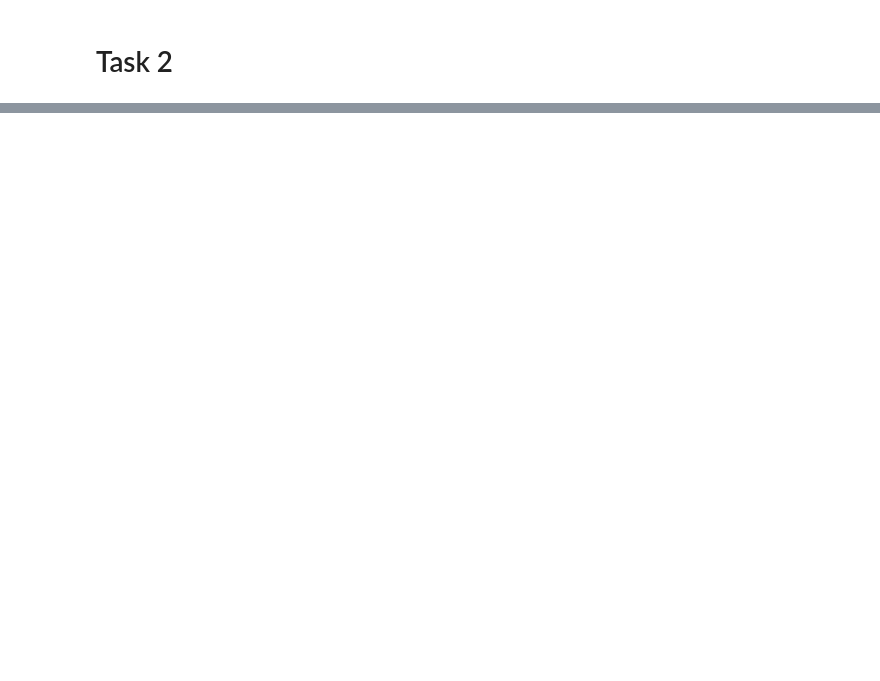
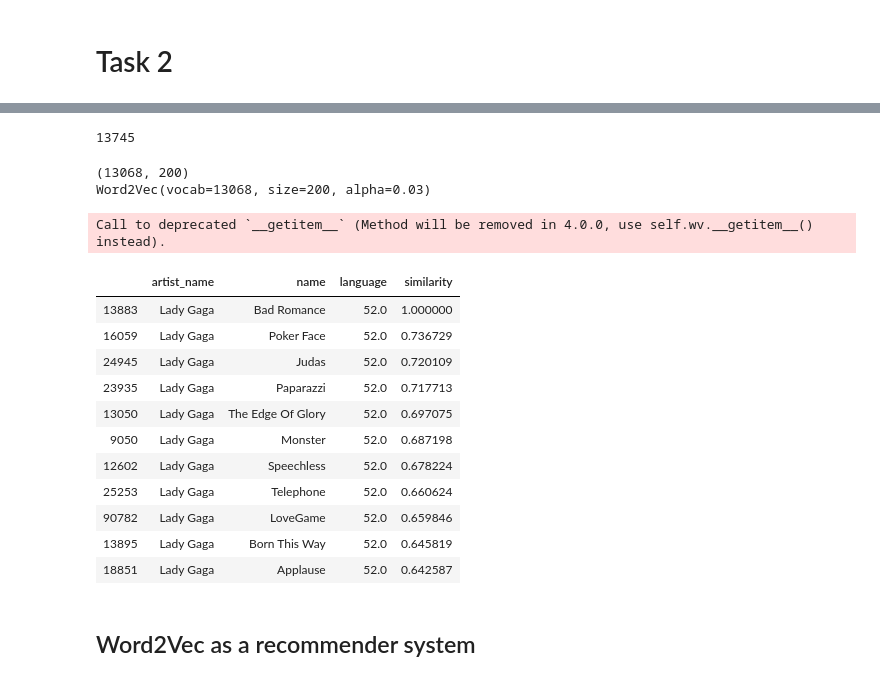
Before and after one commit to shavkunov/Recsys, a Jupyter notebook: hw2.ipynb, the cells around one changed output, grey strips where cells are left out. Drawn from its saved outputs; the diff is of its cells as text; code cells hidden in the pictures; blank space fills up the shorter version.

```diff
--- a/hw2.ipynb
+++ b/hw2.ipynb
@@ -292,5 +351,17 @@ len(histories)
 # %%
 from gensim.models import Word2Vec
+import multiprocessing
 
-model = Word2Vec(window=10, sg=1, hs=0, size=300, negative=10, alpha=0.03, min_alpha=0.0007)
-model.build_vocab(histories, progress_per=100)
+hidden_dim = 200
+
+def extract_histories(X):
+    return X.groupby('msno')['song_id'].apply(list)
+
+def train_word2vec(histories):
+    w2v = Word2Vec(window=10, sg=1, hs=0, size=hidden_dim, negative=10, alpha=0.03, min_alpha=0.0007, workers=multiprocessing.cpu_count())
+    w2v.build_vocab(histories, progress_per=100)
+    w2v.train(histories, total_examples=w2v.corpus_count, epochs=10, report_delay=1)
+    print(w2v[w2v.wv.vocab].shape)
+    print(w2v)
+    w2v.init_sims(replace=True)
+    return w2v
@@ -330,0 +368,42 @@ get_similars(code)
+# %%
+histories = extract_histories(X)
+len(histories)
+# %% [output]
+13745
+# %%
+w2v = train_word2vec(histories)
+# %% [output]
+(13068, 200)
+Word2Vec(vocab=13068, size=200, alpha=0.03)
+Call to deprecated `__getitem__` (Method will be removed in 4.0.0, use self.wv.__getitem__() instead).
+# %%
+example_song_id = 'M9cjhJoFuF3etW4qiz5e4cEuBo0aM3MAj4HtaL2b9cs=' # Lady Gaga Bad Romance
+# %%
+raw_similars = w2v.wv.most_similar(positive=example_song_id)
+
+similars = pd.DataFrame([])
+song = songs[songs['song_id'] == example_song_id].drop_duplicates()[['artist_name', 'name', 'language']]
+song['similarity'] = 1
+similars = similars.append(song)
+
+for song_id, similarity in raw_similars:
+    song = songs[songs['song_id'] == song_id].drop_duplicates()[['artist_name', 'name', 'language']]
+    song['similarity'] = similarity
+    similars = similars.append(song)
+
+similars
+# %% [output]
+|  | artist_name | name | language | similarity |
+| 13883 | Lady Gaga | Bad Romance | 52.0 | 1.000000 |
+| 16059 | Lady Gaga | Poker Face | 52.0 | 0.736729 |
+| 24945 | Lady Gaga | Judas | 52.0 | 0.720109 |
+| 23935 | Lady Gaga | Paparazzi | 52.0 | 0.717713 |
+| 13050 | Lady Gaga | The Edge Of Glory | 52.0 | 0.697075 |
+| 9050 | Lady Gaga | Monster | 52.0 | 0.687198 |
+| 12602 | Lady Gaga | Speechless | 52.0 | 0.678224 |
+| 25253 | Lady Gaga | Telephone | 52.0 | 0.660624 |
+| 90782 | Lady Gaga | LoveGame | 52.0 | 0.659846 |
+| 13895 | Lady Gaga | Born This Way | 52.0 | 0.645819 |
+| 18851 | Lady Gaga | Applause | 52.0 | 0.642587 |
+# %% [markdown]
+## Word2Vec as a recommender system
```
Also changed, not shown: parts of 74 cells of this notebook.
